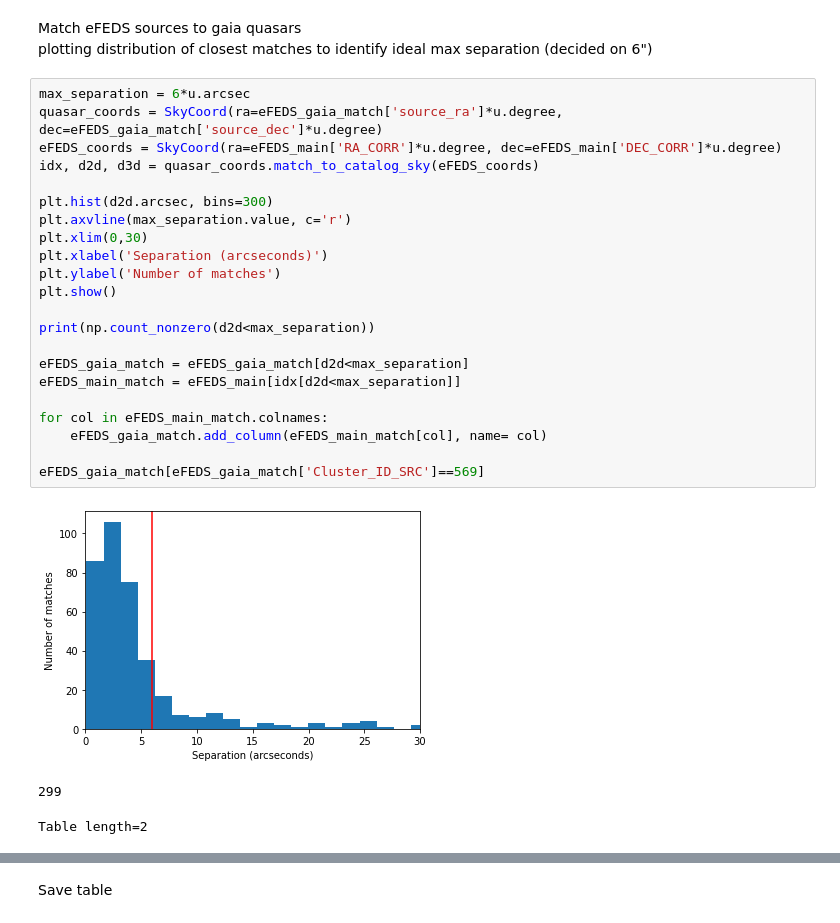
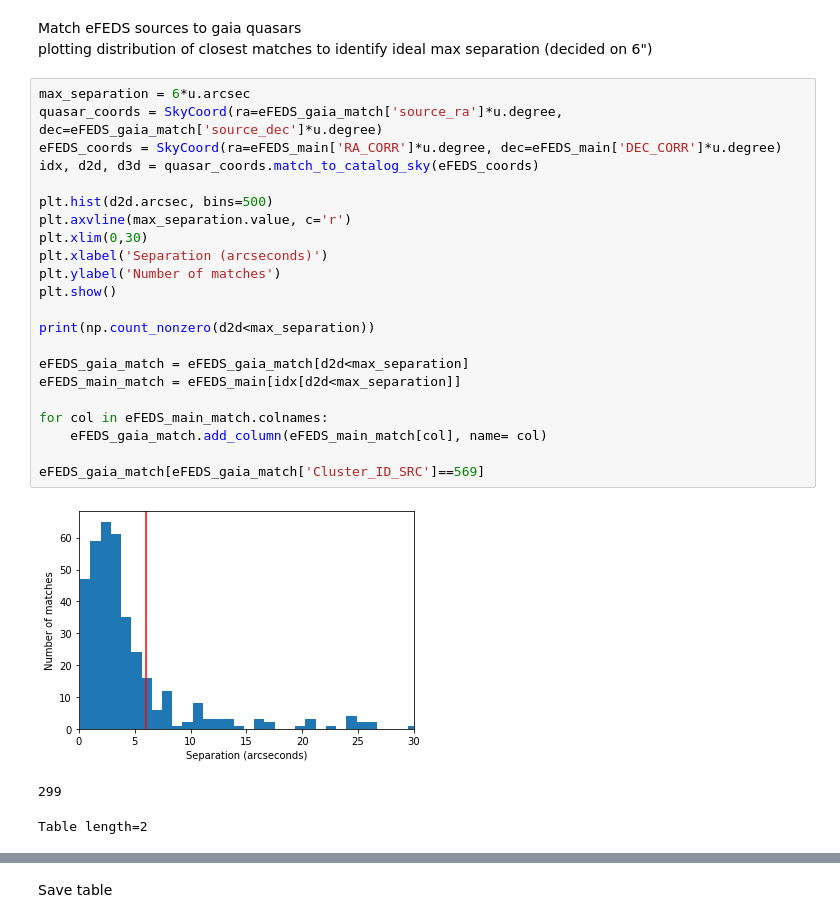
Before and after one commit to TobyWallage/Gaia_vs_eFEDS, a Jupyter notebook: Filter_Tables.ipynb, the cells around one changed output, grey strips where cells are left out. Saved outputs shown, nothing was run; the diff lists cells and outputs as text.

```diff
--- a/Filter_Tables.ipynb
+++ b/Filter_Tables.ipynb
@@ -174,27 +174,27 @@ plotting distribution of closest matches to identify ideal max separation (decid
 # %%
 max_separation = 6*u.arcsec
 quasar_coords = SkyCoord(ra=eFEDS_gaia_match['source_ra']*u.degree, dec=eFEDS_gaia_match['source_dec']*u.degree)
 eFEDS_coords = SkyCoord(ra=eFEDS_main['RA_CORR']*u.degree, dec=eFEDS_main['DEC_CORR']*u.degree)
 idx, d2d, d3d = quasar_coords.match_to_catalog_sky(eFEDS_coords)
 
-plt.hist(d2d.arcsec, bins=300)
+plt.hist(d2d.arcsec, bins=500)
 plt.axvline(max_separation.value, c='r')
 plt.xlim(0,30)
 plt.xlabel('Separation (arcseconds)')
 plt.ylabel('Number of matches')
 plt.show()
 
 print(np.count_nonzero(d2d<max_separation))
 
 eFEDS_gaia_match = eFEDS_gaia_match[d2d<max_separation]
 eFEDS_main_match = eFEDS_main[idx[d2d<max_separation]]
 
 for col in eFEDS_main_match.colnames:
     eFEDS_gaia_match.add_column(eFEDS_main_match[col], name= col)
 
 eFEDS_gaia_match[eFEDS_gaia_match['Cluster_ID_SRC']==569]
 # %% [output]
-[figure, old version]
+[figure, new version]
 299
 Table length=2
 | Cluster_ID | Cluster_ID_SRC | Cluster_RA | Cluster_DEC | Cluster_z | source_id | source_ra | source_dec | ... |
```
Also changed, not shown: parts of 3 cells of this notebook.
